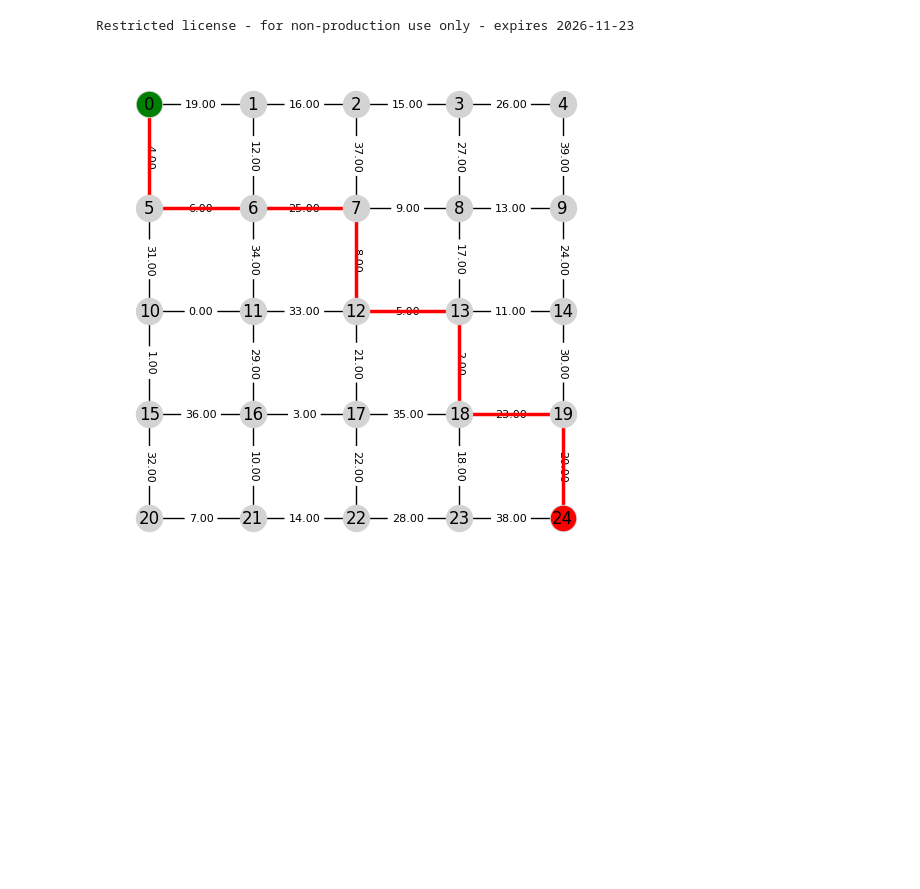
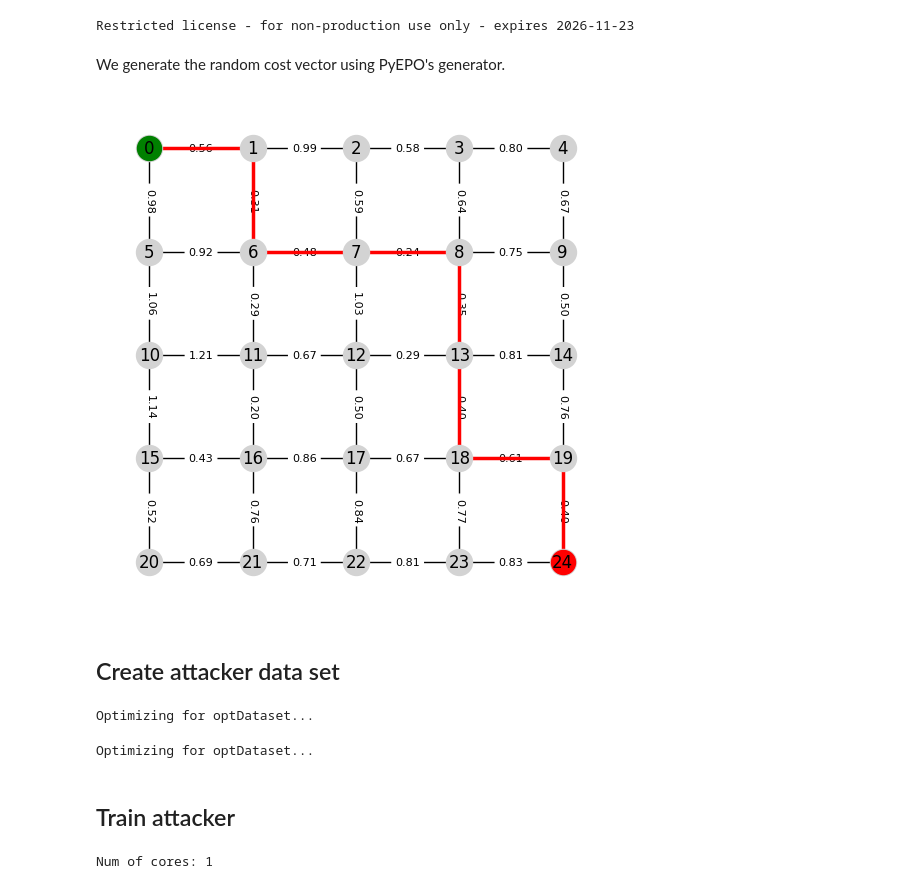
Before and after one commit to lucahart/DFL-for-Shortest-Path-Network-Interdiction, a Jupyter notebook: src/Notebooks/Game_A.ipynb, the cells around one changed output. Cells and saved outputs as stored; diff of their text form; code cells hidden in the pictures; blank space fills up the shorter version.

```diff
--- a/src/Notebooks/Game_A.ipynb
+++ b/src/Notebooks/Game_A.ipynb
@@ -9,6 +9,16 @@ sys.path.insert(0, os.path.abspath("../.."))
 from numpy import arange, random
 from src.models.ShortestPathGrb import shortestPathGrb
 from src.models.ShortestPathGrid import ShortestPathGrid
+# %%
+# Set hyperparameters for grid generation
+m, n = 5, 5  # grid dimensions
+numpy_seed = 42  # for reproducibility
+pyepo_seed = 135 # for reproducibility
+
+# Set hyperparameters for data generation
+num_feat = 5 # size of feature
+deg = 4 # polynomial degree
+e = 0.5 # noise width
 # %%
 # Set parameters
 m, n = (5, 5)
@@ -21,15 +31,36 @@ grid = ShortestPathGrid(m, n)
 opt_model = shortestPathGrb(grid)
 # %% [output]
 Restricted license - for non-production use only - expires 2026-11-23
+# %% [markdown]
+We generate the random cost vector using PyEPO's generator.
+# %%
+import pyepo
+
+# Set parameters for data generation
+num_train_data = 10 # number of training data
+num_test_data = 0 # number of test data
+
+# Generate data for shortest path problem
+feats, costs = pyepo.data.shortestpath.genData(
+    num_train_data+num_test_data,
+    num_feat,
+    (m,n),
+    deg=deg,
+    noise_width=e,
+    seed=pyepo_seed
+)
 # %%
-# Create a random cost array for the grid
-cost = arange((m-1)*n + m*(n-1))
-random.shuffle(cost)
+# Choose a cost vector
+cost_index = 1
+grid_costs = costs[cost_index]
+grid_feats = feats[cost_index]
 
 # Set the cost for the grid (Optionally specify the source and target nodes)
-opt_model.setObj(cost)
+opt_model.setObj(grid_costs)
+
+# Solve shortest path problem
+path, obj = opt_model.solve(versatile=True)
+# %% [output]
+[figure, added]
-# %%
-# Solve shortest path problem
-path, obj = opt_model.solve(versatile=True)
-# %% [output]
-[figure, removed]
+# %% [markdown]
+## Create attacker data set
@@ -35,0 +92,10 @@ path, obj = opt_model.solve(versatile=True)
+# %%
+# Create opt_model for attacker
+attacker_opt_model = shortestPathGrb(ShortestPathGrid(m, n))
+
+# Create datasets for training and testing
+dataset_train = pyepo.data.dataset.optDataset(attacker_opt_model, x_train, c_train)
+dataset_test = pyepo.data.dataset.optDataset(attacker_opt_model, x_test, c_test)
+# %% [output]
+Optimizing for optDataset...
+Optimizing for optDataset...
@@ -35,0 +108,2 @@ path, obj = opt_model.solve(versatile=True)
+# %% [markdown]
+## Train attacker
@@ -35,0 +115,9 @@ path, obj = opt_model.solve(versatile=True)
+# %%
+# Init SPO+ loss
+spop = pyepo.func.SPOPlus(attacker_opt_model, processes=1)
+
+# Init optimizer
+from torch import optim
+optimizer = optim.Adam(pred_model.parameters(), lr=1e-2)
+# %% [output]
+Num of cores: 1
```
Also changed, not shown: parts of 19 cells of this notebook, 2 other files.
